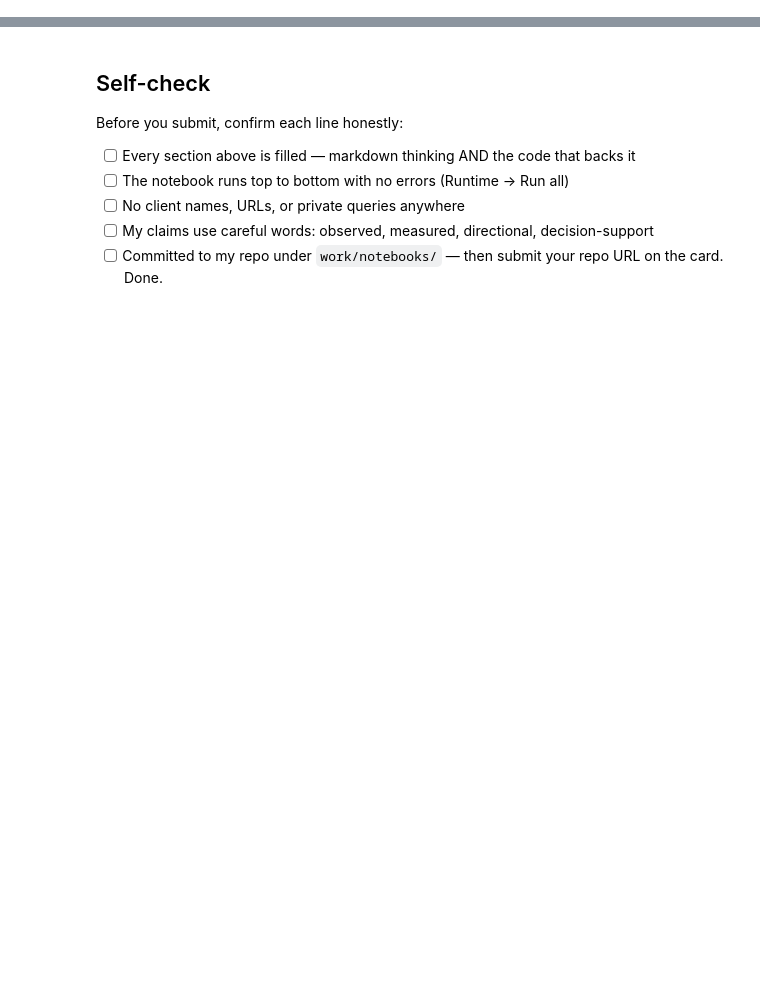
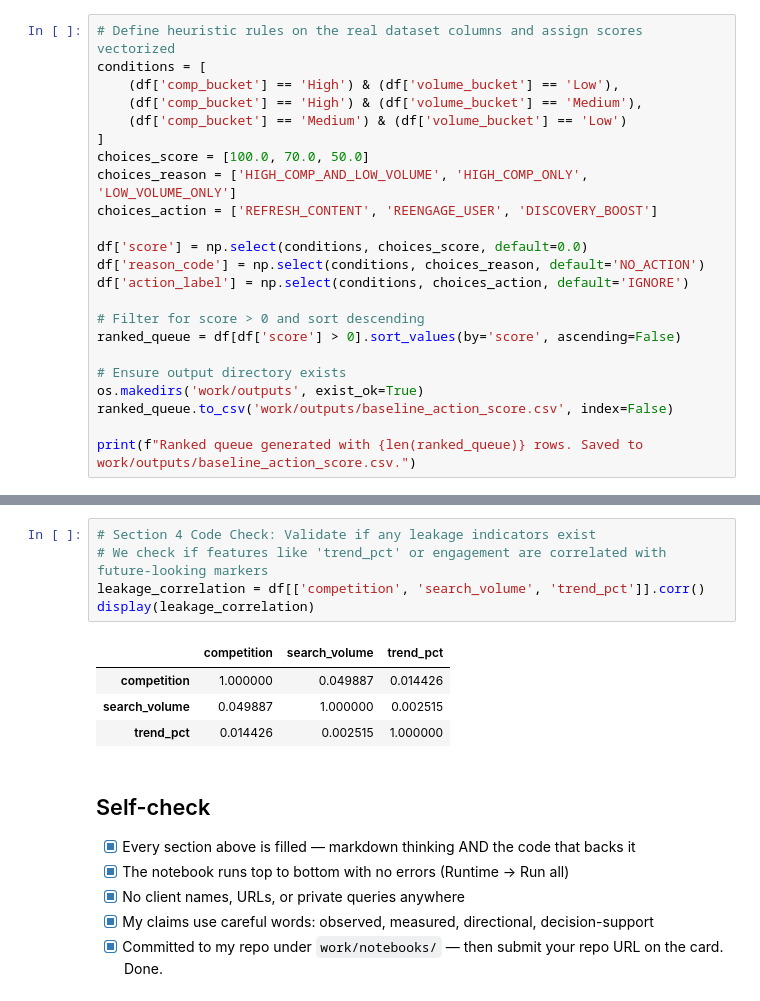
Before and after one commit to fahadelahikhan/flyrank-ml-internship, a Jupyter notebook: work/notebooks/w04_baseline_score.ipynb, the cells around one changed output, grey strips where cells are left out. Drawn from its saved outputs; the diff is of its cells as text; blank space fills up the shorter version.

Commit message:
Complete ML-07 baseline score

```diff
--- a/work/notebooks/w04_baseline_score.ipynb
+++ b/work/notebooks/w04_baseline_score.ipynb
@@ -36,0 +86,23 @@ This skeleton is yours to fill. Work the sections **in order** — each one has
+# %%
+# Define heuristic rules on the real dataset columns and assign scores vectorized
+conditions = [
+    (df['comp_bucket'] == 'High') & (df['volume_bucket'] == 'Low'),
+    (df['comp_bucket'] == 'High') & (df['volume_bucket'] == 'Medium'),
+    (df['comp_bucket'] == 'Medium') & (df['volume_bucket'] == 'Low')
+]
+choices_score = [100.0, 70.0, 50.0]
+choices_reason = ['HIGH_COMP_AND_LOW_VOLUME', 'HIGH_COMP_ONLY', 'LOW_VOLUME_ONLY']
+choices_action = ['REFRESH_CONTENT', 'REENGAGE_USER', 'DISCOVERY_BOOST']
+
+df['score'] = np.select(conditions, choices_score, default=0.0)
+df['reason_code'] = np.select(conditions, choices_reason, default='NO_ACTION')
+df['action_label'] = np.select(conditions, choices_action, default='IGNORE')
+
+# Filter for score > 0 and sort descending
+ranked_queue = df[df['score'] > 0].sort_values(by='score', ascending=False)
+
+# Ensure output directory exists
+os.makedirs('work/outputs', exist_ok=True)
+ranked_queue.to_csv('work/outputs/baseline_action_score.csv', index=False)
+
+print(f"Ranked queue generated with {len(ranked_queue)} rows. Saved to work/outputs/baseline_action_score.csv.")
@@ -37,10 +162,18 @@ This skeleton is yours to fill. Work the sections **in order** — each one has
+# %%
+# Section 4 Code Check: Validate if any leakage indicators exist
+# We check if features like 'trend_pct' or engagement are correlated with future-looking markers
+leakage_correlation = df[['competition', 'search_volume', 'trend_pct']].corr()
+display(leakage_correlation)
+# %% [output]
+|  | competition | search_volume | trend_pct |
+| competition | 1.000000 | 0.049887 | 0.014426 |
+| search_volume | 0.049887 | 1.000000 | 0.002515 |
+| trend_pct | 0.014426 | 0.002515 | 1.000000 |
 # %% [markdown]
 ## Self-check
 
-Before you submit, confirm each line honestly:
-
-- [ ] Every section above is filled — markdown thinking AND the code that backs it
-- [ ] The notebook runs top to bottom with no errors (Runtime → Run all)
-- [ ] No client names, URLs, or private queries anywhere
-- [ ] My claims use careful words: observed, measured, directional, decision-support
-- [ ] Committed to my repo under `work/notebooks/` — then submit your repo URL on the card. Done.
+- [x] Every section above is filled — markdown thinking AND the code that backs it
+- [x] The notebook runs top to bottom with no errors (Runtime → Run all)
+- [x] No client names, URLs, or private queries anywhere
+- [x] My claims use careful words: observed, measured, directional, decision-support
+- [x] Committed to my repo under `work/notebooks/` — then submit your repo URL on the card. Done.
```
Also changed, not shown: parts of 17 cells of this notebook.
